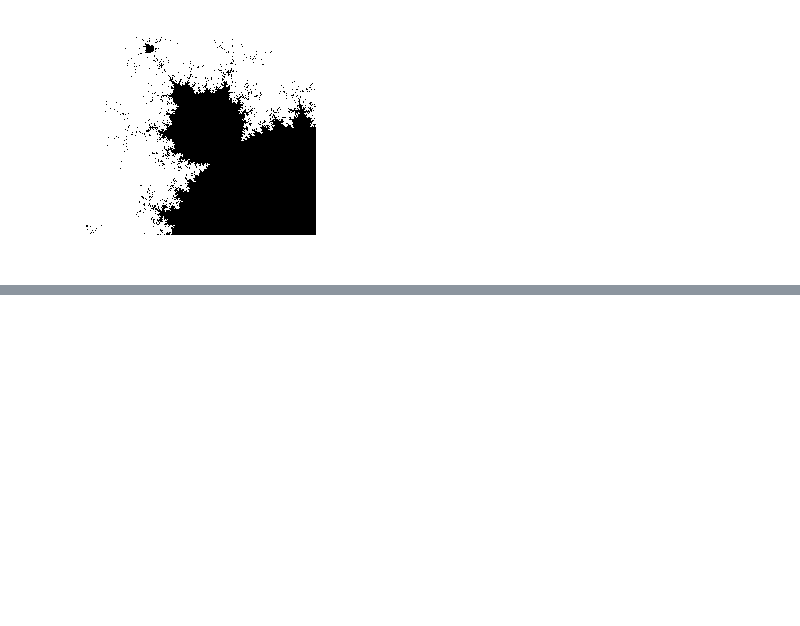
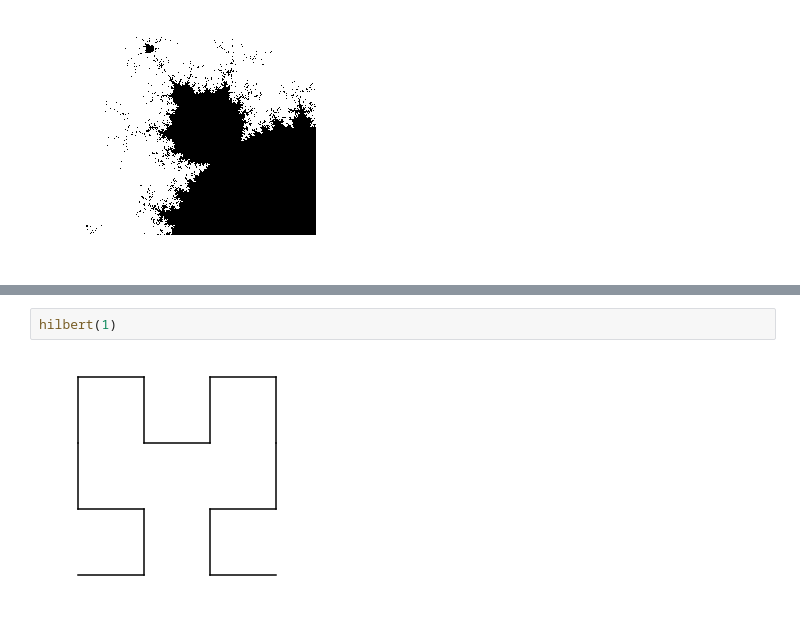
Before and after one commit to n3times/jupyter, a Jupyter notebook: Classic Fractals.ipynb, the cells around one changed output, grey strips where cells are left out. Cells and saved outputs as stored; diff of their text form; blank space fills up the shorter version.

```diff
--- a/Classic Fractals.ipynb
+++ b/Classic Fractals.ipynb
@@ -208,0 +269,4 @@ mandelbrot(-0.57, -0.50, 0.57, 0.63)
+# %%
+hilbert(1)
+# %% [output]
+[figure, added]
```
Also changed, not shown: parts of 14 cells of this notebook.
